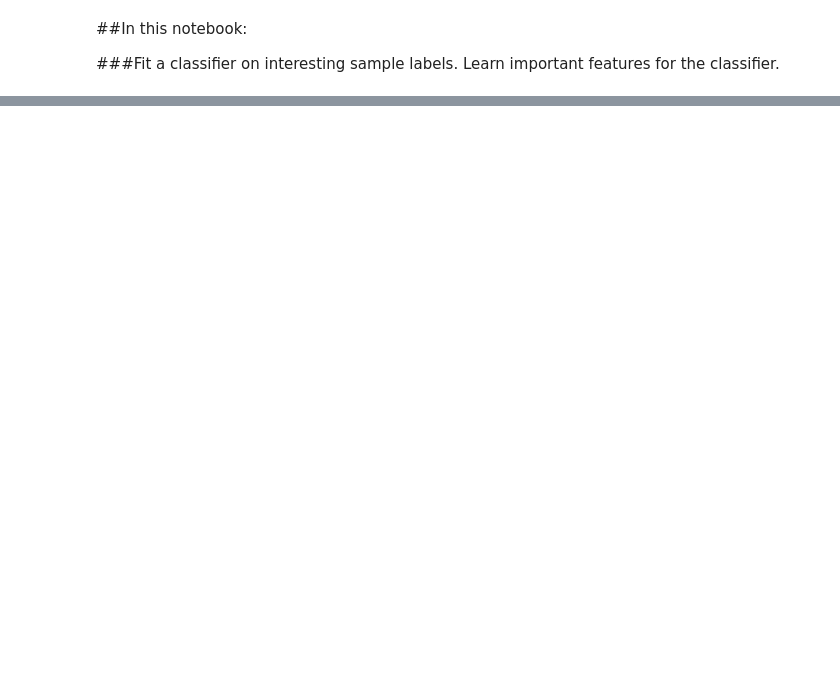
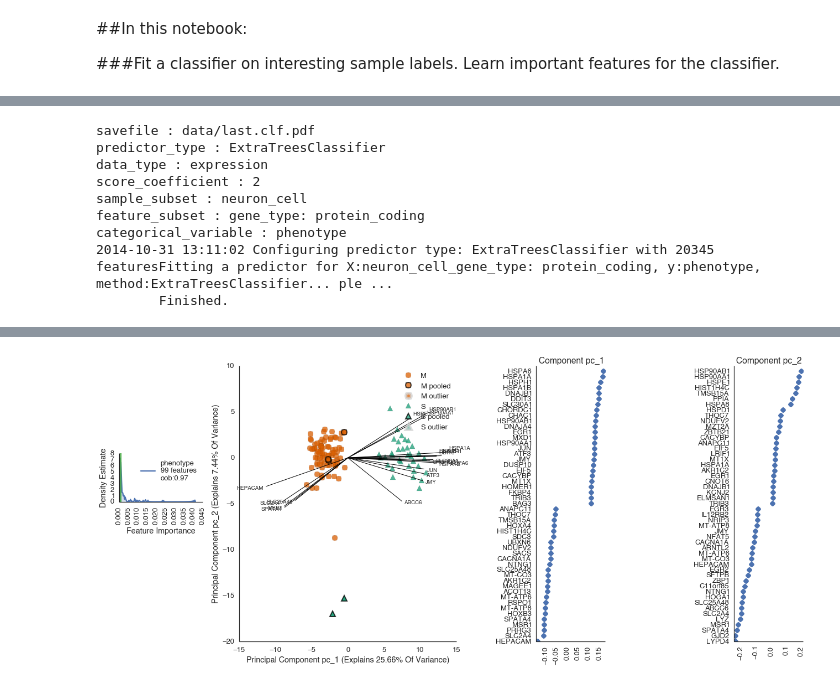
Before and after one commit to YeoLab/flotilla, a Jupyter notebook: talks/CSHL_biological_data_science_2014/examples/3_Classification.ipynb, the cells around one changed output, grey strips where cells are left out. Cells and saved outputs as stored; diff of their text form; code cells hidden in the pictures; blank space fills up the shorter version.

```diff
--- a/talks/CSHL_biological_data_science_2014/examples/3_Classification.ipynb
+++ b/talks/CSHL_biological_data_science_2014/examples/3_Classification.ipynb
@@ -52,0 +84,16 @@ study.interactive_classifier()
+# %%
+study.metadata.data['neuron_cell'] = study.merge_boolean_metadata_columns(['S_cell', 'M_cell'])
+# %%
+study.interactive_classifier(feature_subsets=['gene_type: protein_coding'],
+                             categorical_variables=['phenotype'],
+                             sample_subsets=['neuron_cell']);
+# %% [output]
+savefile : data/last.clf.pdf
+predictor_type : ExtraTreesClassifier
+data_type : expression
+score_coefficient : 2
+sample_subset : neuron_cell
+feature_subset : gene_type: protein_coding
+categorical_variable : phenotype
+2014-10-31 13:11:02 Configuring predictor type: ExtraTreesClassifier with 20345 featuresFitting a predictor for X:neuron_cell_gene_type: protein_coding, y:phenotype, method:ExtraTreesClassifier... ple ...
+        Finished.
@@ -52,0 +102 @@ study.interactive_classifier()
+[figure, added]
```
Also changed, not shown: parts of 4 cells of this notebook, 2 other files.
